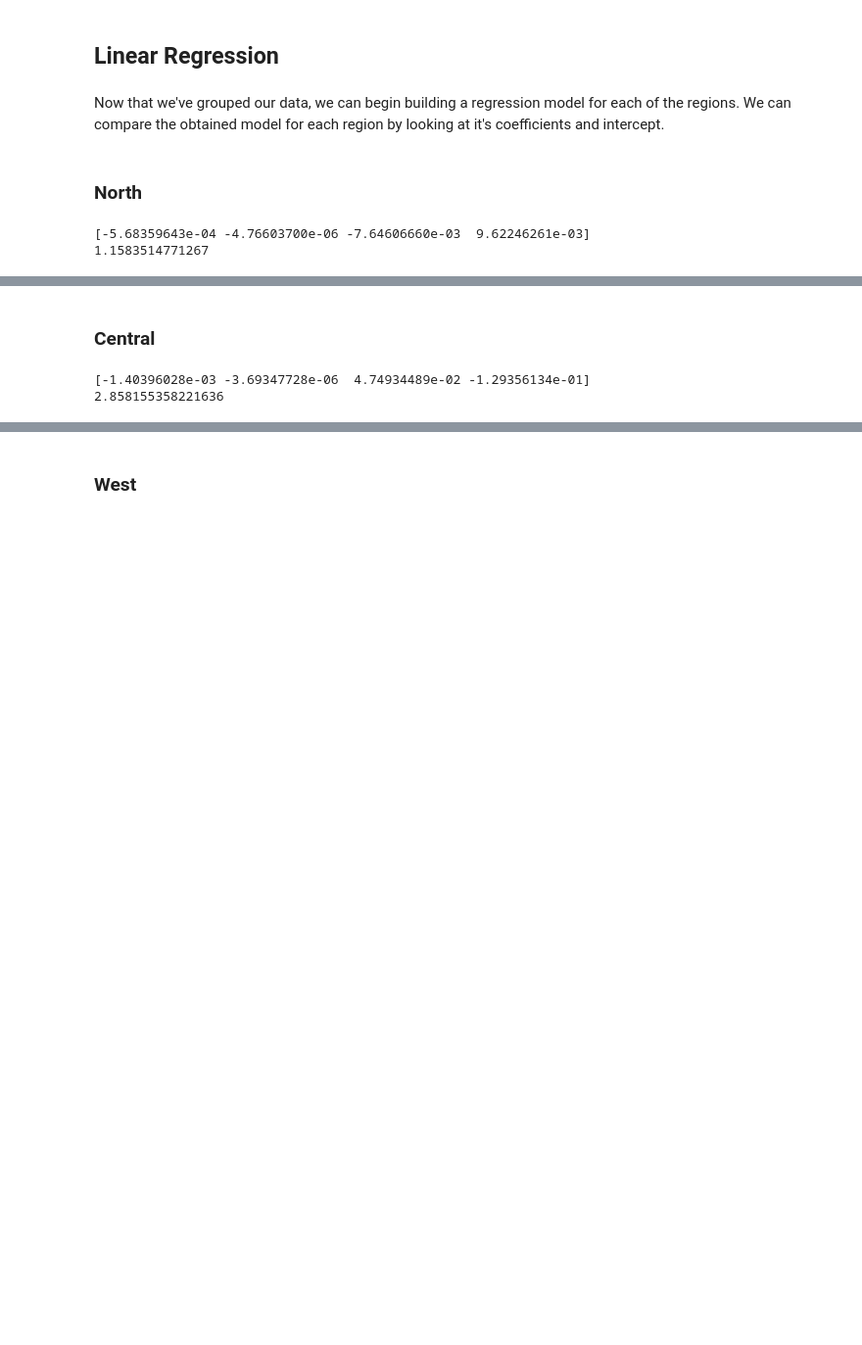
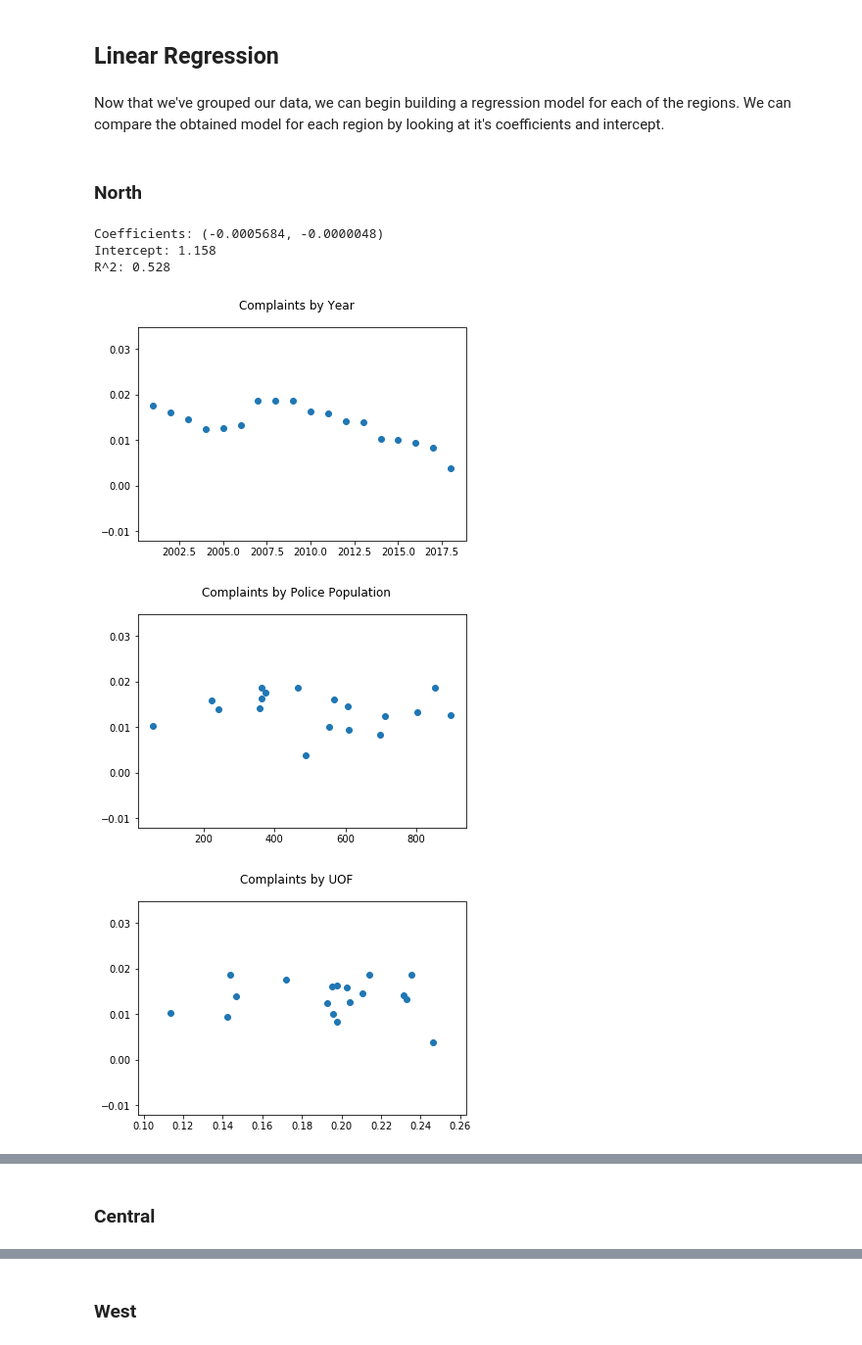
Before and after one commit to Faraaz-Beyabani/CPDP_Daring_Riddlers, a Jupyter notebook: checkpoint-4/src/checkpoint-4.ipynb, the cells around one changed output, grey strips where cells are left out. Shown at 98% size. Cells and saved outputs as stored; diff of their text form; code cells hidden in the pictures; blank space fills up the shorter version.

Commit message:
Added plots and R^2 analysis

```diff
--- a/checkpoint-4/src/checkpoint-4.ipynb
+++ b/checkpoint-4/src/checkpoint-4.ipynb
@@ -110,9 +114,18 @@ Now that we've grouped our data, we can begin building a regression model for ea
 X, y = helpers.format_data(north_complaints, north_pop, north_cops, north_uof, north_ils)
 
 reg = LinearRegression().fit(X, y)
-# %%
-print(reg.coef_)
-print(reg.intercept_)
-# %% [output]
-[-5.68359643e-04 -4.76603700e-06 -7.64606660e-03  9.62246261e-03]
-1.1583514771267
+# %%
+print('Coefficients: (%.7f, %.7f)' % (reg.coef_[0], reg.coef_[1]))
+print('Intercept: %.3f' % reg.intercept_)
+print('R^2: %.3f' % reg.score(X, y))
+for n, title in enumerate(['Complaints by Year', 'Complaints by Police Population', 'Complaints by UOF', 'Complaints by Illegal Search']):
+    plt.scatter([x[n] for x in X], y)
+    plt.suptitle(title)
+    plt.show()
+# %% [output]
+Coefficients: (-0.0005684, -0.0000048)
+Intercept: 1.158
+R^2: 0.528
+[figure, added]
+[figure, added]
+[figure, added]
@@ -122,9 +136,3 @@ print(reg.intercept_)
 X, y = helpers.format_data(central_complaints, central_pop, central_cops, central_uof, central_ils)
 
 reg = LinearRegression().fit(X, y)
-# %%
-print(reg.coef_)
-print(reg.intercept_)
-# %% [output]
-[-1.40396028e-03 -3.69347728e-06  4.74934489e-02 -1.29356134e-01]
-2.858155358221636
```
Also changed, not shown: parts of 7 cells of this notebook.
